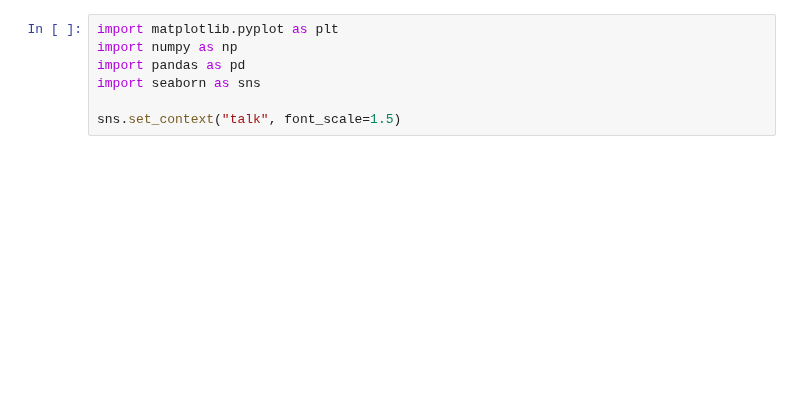
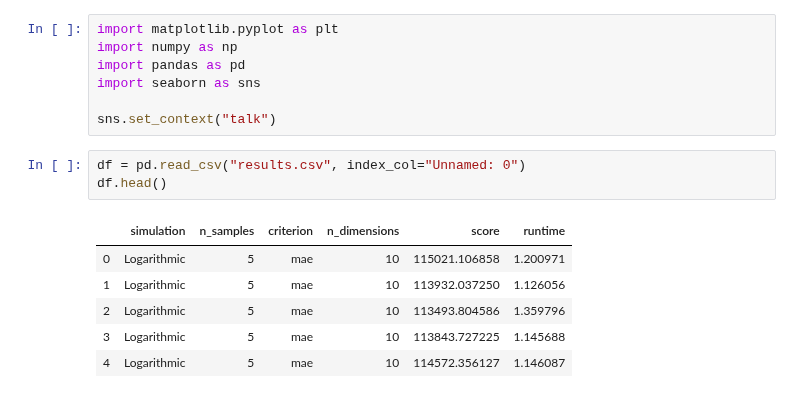
Before and after one commit to NeuroDataDesign/tealeaf, a Jupyter notebook: vivek/nonlinear/plot.ipynb, the cells around one changed output. Drawn from its saved outputs; the diff is of its cells as text; blank space fills up the shorter version.

```diff
--- a/vivek/nonlinear/plot.ipynb
+++ b/vivek/nonlinear/plot.ipynb
@@ -4,5 +4,15 @@ import numpy as np
 import pandas as pd
 import seaborn as sns
 
-sns.set_context("talk", font_scale=1.5)
+sns.set_context("talk")
+# %%
+df = pd.read_csv("results.csv", index_col="Unnamed: 0")
+df.head()
+# %% [output]
+|  | simulation | n_samples | criterion | n_dimensions | score | runtime |
+| 0 | Logarithmic | 5 | mae | 10 | 115021.106858 | 1.200971 |
+| 1 | Logarithmic | 5 | mae | 10 | 113932.037250 | 1.126056 |
+| 2 | Logarithmic | 5 | mae | 10 | 113493.804586 | 1.359796 |
+| 3 | Logarithmic | 5 | mae | 10 | 113843.727225 | 1.145688 |
+| 4 | Logarithmic | 5 | mae | 10 | 114572.356127 | 1.146087 |
 # %%
```
Also changed, not shown: parts of 2 cells of this notebook, 4 other files.
